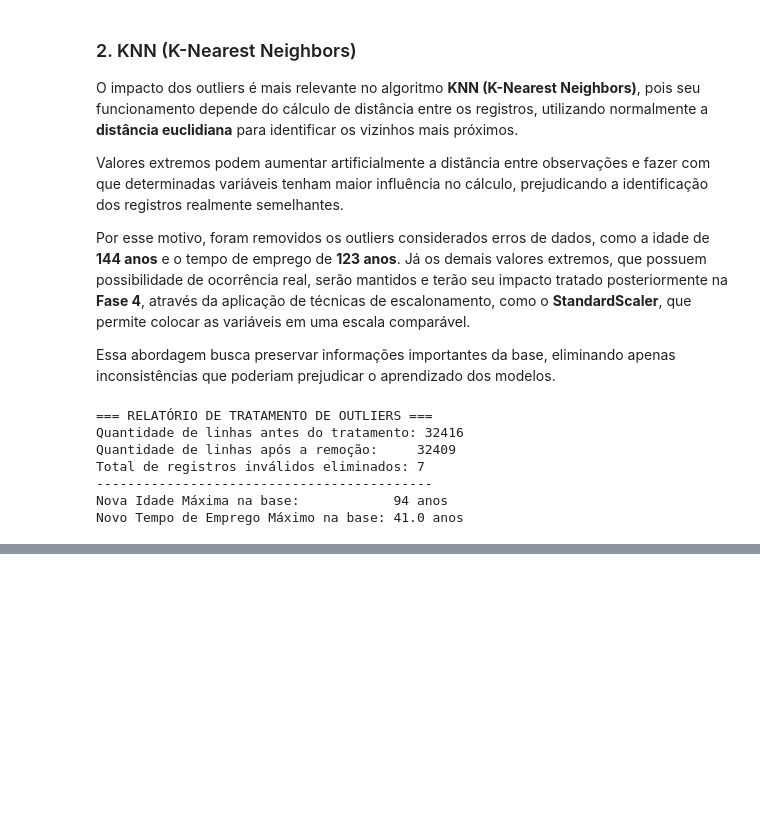
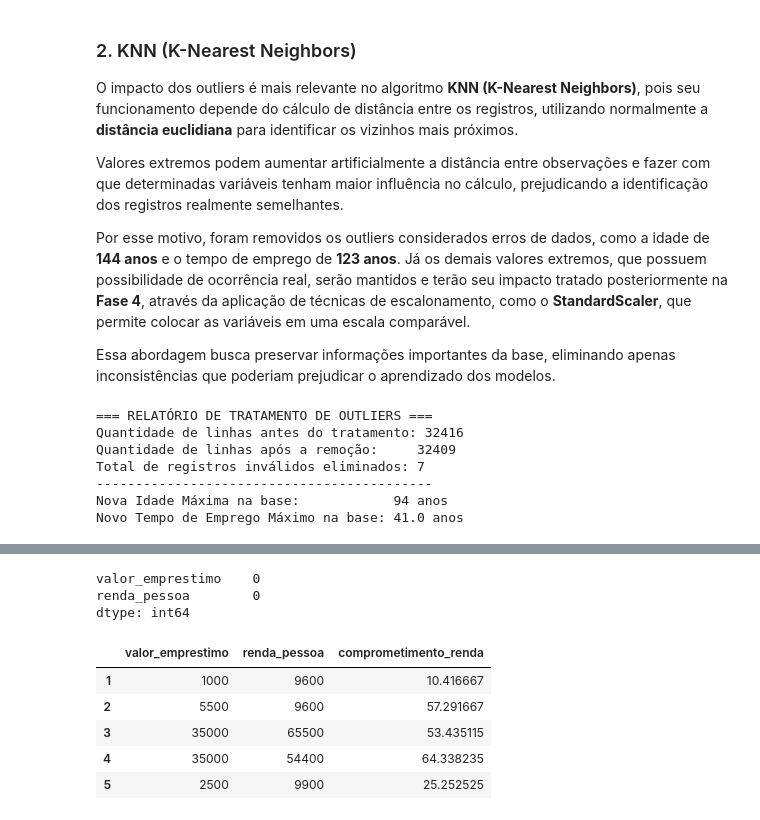
Before and after one commit to Ana-Cravo/credit_risk, a Jupyter notebook: projeto_credit_risk.ipynb, the cells around one changed output, grey strips where cells are left out. Drawn from its saved outputs; the diff is of its cells as text; code cells hidden in the pictures; blank space fills up the shorter version.

```diff
--- a/projeto_credit_risk.ipynb
+++ b/projeto_credit_risk.ipynb
@@ -624,0 +640,29 @@ Novo Tempo de Emprego Máximo na base: 41.0 anos
+# %%
+# Criação da coluna: comprometimento_renda
+
+# Checagem de valores nulos nas colunas utilizadas
+df[['valor_emprestimo', 'renda_pessoa']].isnull().sum()
+# %% [output]
+valor_emprestimo    0
+renda_pessoa        0
+dtype: int64
+# %%
+# Evitar divisão por zero
+df = df[df['renda_pessoa'] > 0]
+
+# Criando a nova variável
+df['comprometimento_renda'] = (
+    df['valor_emprestimo'] / df['renda_pessoa']
+) * 100
+
+# Conferindo o resultado
+df[['valor_emprestimo',
+    'renda_pessoa',
+    'comprometimento_renda']].head()
+# %% [output]
+|  | valor_emprestimo | renda_pessoa | comprometimento_renda |
+| 1 | 1000 | 9600 | 10.416667 |
+| 2 | 5500 | 9600 | 57.291667 |
+| 3 | 35000 | 65500 | 53.435115 |
+| 4 | 35000 | 54400 | 64.338235 |
+| 5 | 2500 | 9900 | 25.252525 |
```
Also changed, not shown: parts of 5 cells of this notebook.
